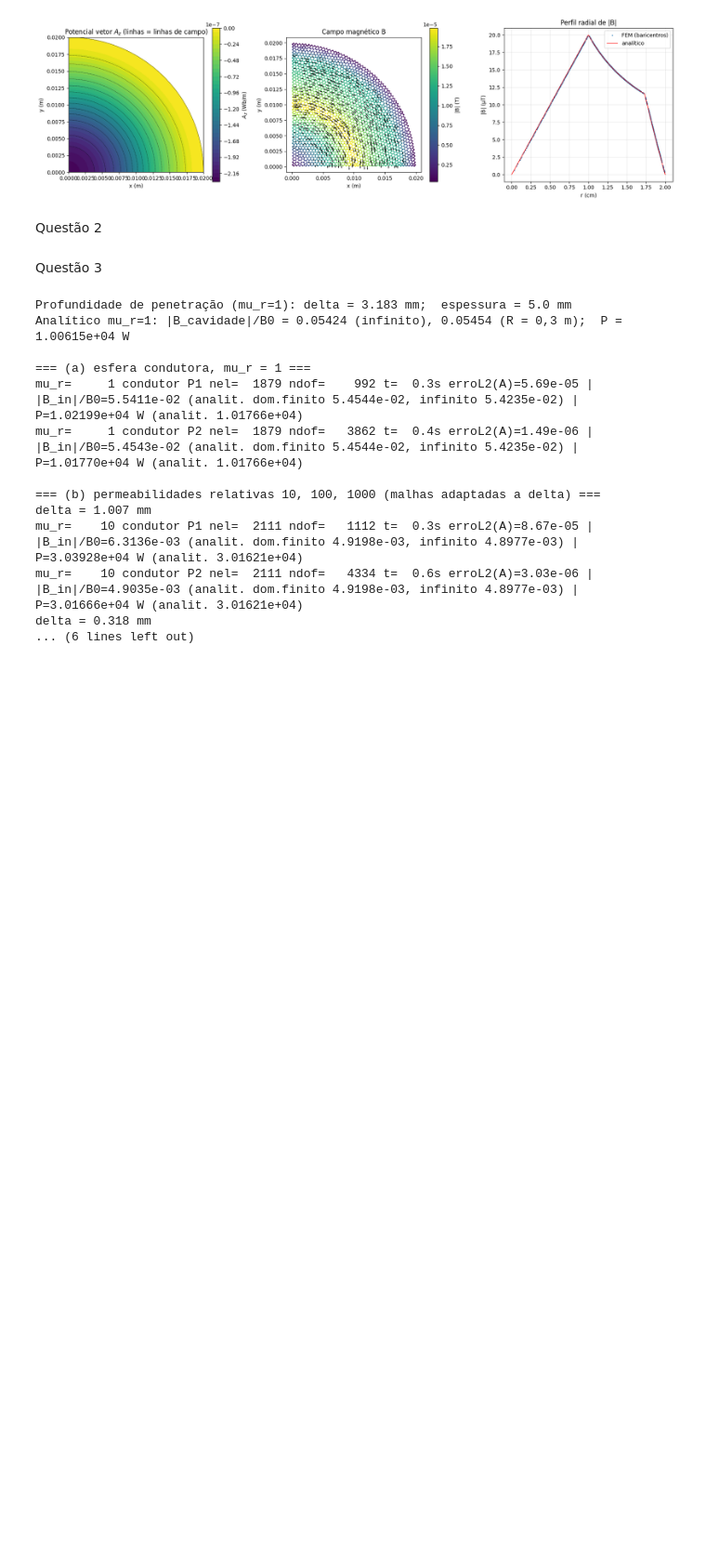
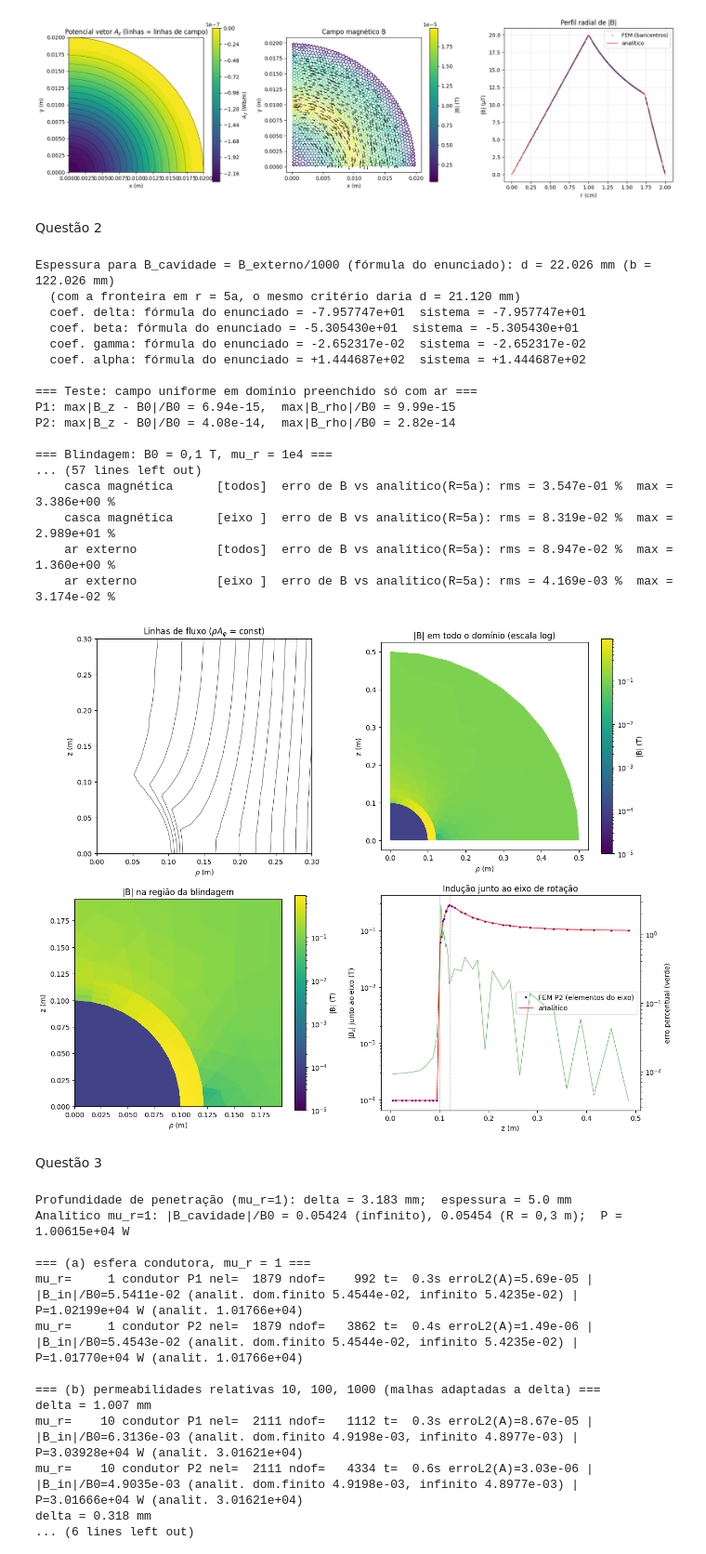
Before and after one commit to andrefsr/Metodo-Elementos-Finitos, a Jupyter notebook: Projeto 2/Projeto 2 - MEF.ipynb, the cells around one changed output. Shown at 93% size. Cells and saved outputs as stored; diff of their text form; code cells hidden in the pictures; blank space fills up the shorter version.

```diff
--- a/Projeto 2/Projeto 2 - MEF.ipynb
+++ b/Projeto 2/Projeto 2 - MEF.ipynb
@@ -44,6 +45,27 @@ W exata = 8.50762724e-08 J/m   (indutância L' = 2W/I^2 = 1.701525e-07 H/m)
 [figure]
 # %% [markdown]
 Questão 2
+# %%
+plot_results_fem_blindagem()
+# %% [output]
+Espessura para B_cavidade = B_externo/1000 (fórmula do enunciado): d = 22.026 mm (b = 122.026 mm)
+  (com a fronteira em r = 5a, o mesmo critério daria d = 21.120 mm)
+  coef. delta: fórmula do enunciado = -7.957747e+01  sistema = -7.957747e+01
+  coef. beta: fórmula do enunciado = -5.305430e+01  sistema = -5.305430e+01
+  coef. gamma: fórmula do enunciado = -2.652317e-02  sistema = -2.652317e-02
+  coef. alpha: fórmula do enunciado = +1.444687e+02  sistema = +1.444687e+02
+
+=== Teste: campo uniforme em domínio preenchido só com ar ===
+P1: max|B_z - B0|/B0 = 6.94e-15,  max|B_rho|/B0 = 9.99e-15
+P2: max|B_z - B0|/B0 = 4.08e-14,  max|B_rho|/B0 = 2.82e-14
+
+=== Blindagem: B0 = 0,1 T, mu_r = 1e4 ===
+... (57 lines left out)
+    casca magnética      [todos]  erro de B vs analítico(R=5a): rms = 3.547e-01 %  max = 3.386e+00 %
+    casca magnética      [eixo ]  erro de B vs analítico(R=5a): rms = 8.319e-02 %  max = 2.989e+01 %
+    ar externo           [todos]  erro de B vs analítico(R=5a): rms = 8.947e-02 %  max = 1.360e+00 %
+    ar externo           [eixo ]  erro de B vs analítico(R=5a): rms = 4.169e-03 %  max = 3.174e-02 %
+[figure, added]
 # %% [markdown]
 Questão 3
 # %%
```
Also changed, not shown: parts of 2 cells of this notebook, 1 other file.
